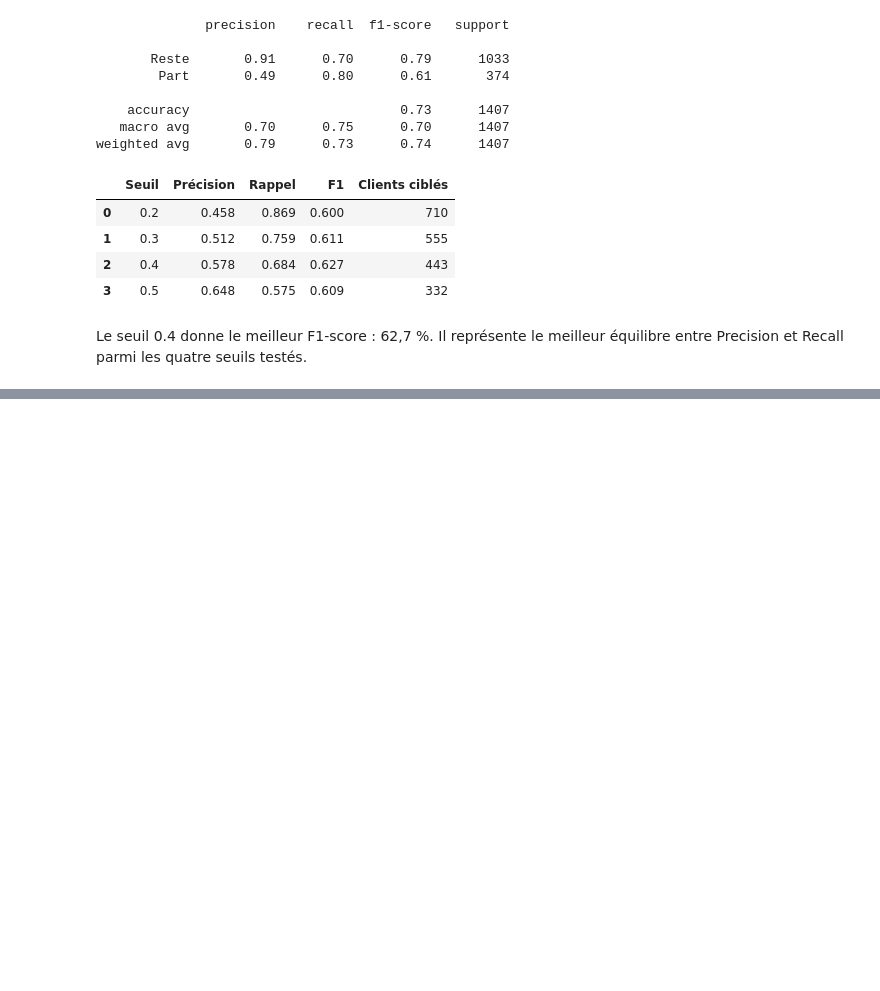
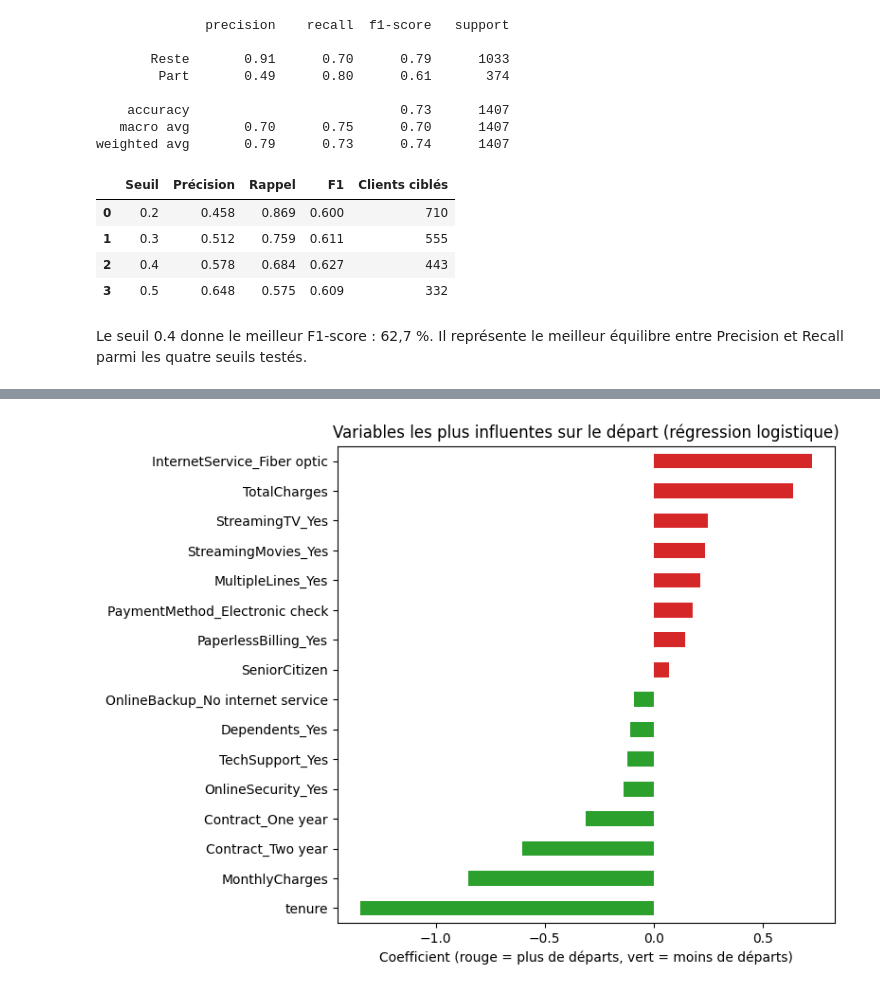
Before and after one commit to Oumaima257/analyse-emplois-data, a Jupyter notebook: 01_exploration.ipynb, the cells around one changed output, grey strips where cells are left out. Cells and saved outputs as stored; diff of their text form; code cells hidden in the pictures; blank space fills up the shorter version.

```diff
--- a/01_exploration.ipynb
+++ b/01_exploration.ipynb
@@ -322,3 +322,14 @@ pd.DataFrame(lignes).round(3)
 # %% [markdown]
 Le seuil 0.4 donne le meilleur F1-score : 62,7 %.
 Il représente le meilleur équilibre entre Precision et Recall parmi les quatre seuils testés.
+# %%
+coefs = pd.Series(
+    modele_lr.named_steps["logisticregression"].coef_[0],
+    index=X_train.columns
+).sort_values()
+
+print("Facteurs qui AUGMENTENT le risque de départ :")
+print(coefs.tail(8).round(2))
+print()
+print("Facteurs qui DIMINUENT le risque de départ :")
+print(coefs.head(8).round(2))
@@ -324,0 +354,13 @@ Il représente le meilleur équilibre entre Precision et Recall parmi les quatre
+# %%
+import matplotlib.pyplot as plt
+
+top = pd.concat([coefs.head(8), coefs.tail(8)])
+couleurs = ["tab:green" if c < 0 else "tab:red" for c in top]
+
+top.plot(kind="barh", figsize=(8, 6), color=couleurs)
+plt.title("Variables les plus influentes sur le départ (régression logistique)")
+plt.xlabel("Coefficient (rouge = plus de départs, vert = moins de départs)")
+plt.tight_layout()
+plt.show()
+# %% [output]
+[figure, added]
```
Also changed, not shown: parts of 3 cells of this notebook.
